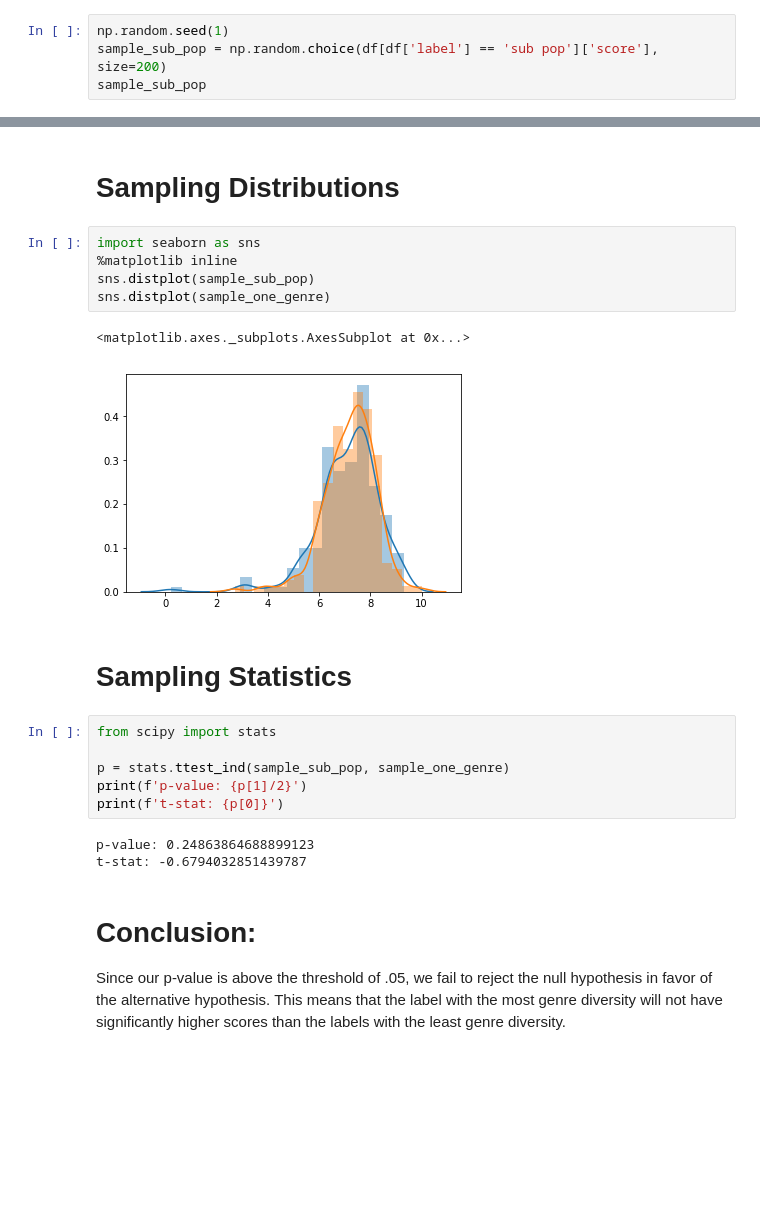
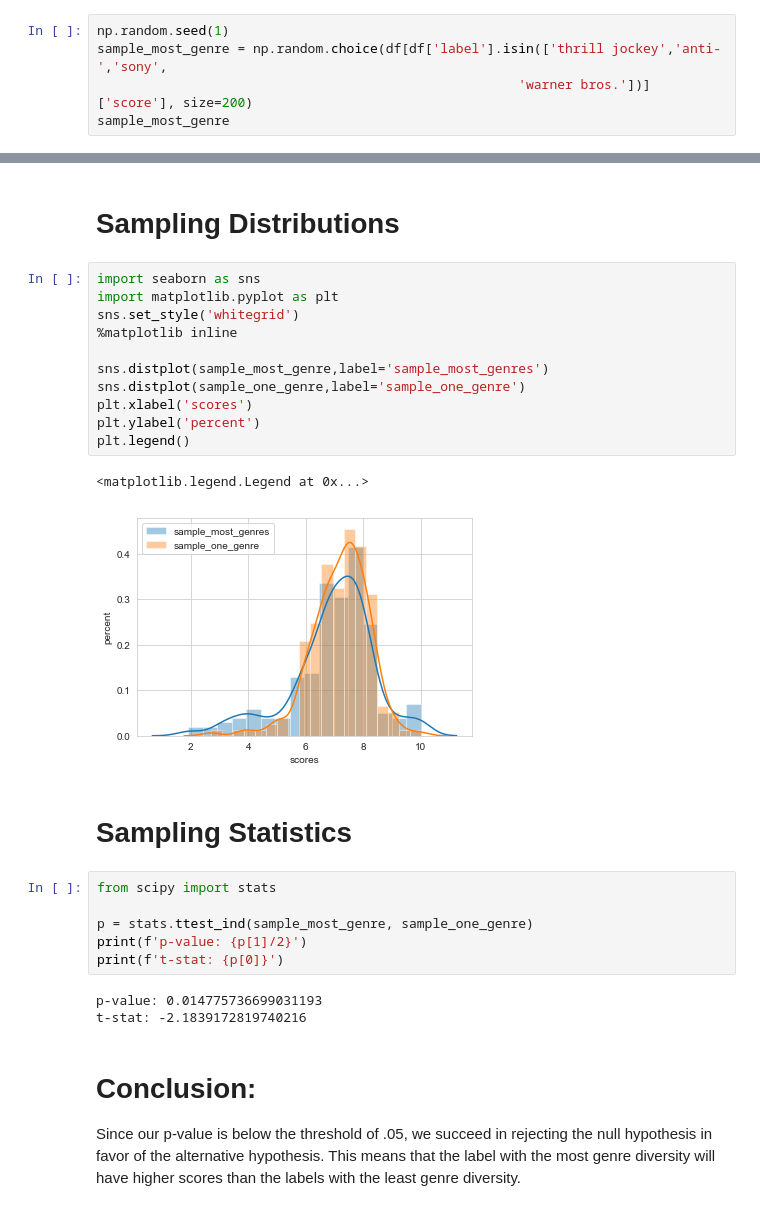
Before and after one commit to worldyne/module2_final_project, a Jupyter notebook: label_genre.ipynb, the cells around one changed output, grey strips where cells are left out. Saved outputs shown, nothing was run; the diff lists cells and outputs as text; blank space fills up the shorter version.

Commit message:
Refine and make corrections in each notebook. Change hypothesis result in label_genre.

```diff
--- a/label_genre.ipynb
+++ b/label_genre.ipynb
@@ -113,6 +113,7 @@ columns = [x for x in result.keys()]
 df = pd.DataFrame(result.fetchall(),columns=columns)
 # %%
 np.random.seed(1)
-sample_sub_pop = np.random.choice(df[df['label'] == 'sub pop']['score'], size=200)
-sample_sub_pop
+sample_most_genre = np.random.choice(df[df['label'].isin(['thrill jockey','anti-','sony',
+                                                      'warner bros.'])]['score'], size=200)
+sample_most_genre
 # %% [output]
@@ -168,25 +172,31 @@ array([ 7.80000019,  6.9000001 ,  7.79999995,  8.60000038,  8.23333343,
 # Sampling Distributions
 # %%
 import seaborn as sns
+import matplotlib.pyplot as plt
+sns.set_style('whitegrid')
 %matplotlib inline
-sns.distplot(sample_sub_pop)
-sns.distplot(sample_one_genre)
+
+sns.distplot(sample_most_genre,label='sample_most_genres')
+sns.distplot(sample_one_genre,label='sample_one_genre')
+plt.xlabel('scores')
+plt.ylabel('percent')
+plt.legend()
 # %% [output]
-<matplotlib.axes._subplots.AxesSubplot at 0x...>
+<matplotlib.legend.Legend at 0x...>
-[figure, old version]
+[figure, new version]
 # %% [markdown]
 # Sampling Statistics
 # %%
 from scipy import stats
 
-p = stats.ttest_ind(sample_sub_pop, sample_one_genre)
+p = stats.ttest_ind(sample_most_genre, sample_one_genre)
 print(f'p-value: {p[1]/2}')
 print(f't-stat: {p[0]}')
 # %% [output]
-p-value: 0.24863864688899123
-t-stat: -0.6794032851439787
+p-value: 0.014775736699031193
+t-stat: -2.1839172819740216
 # %% [markdown]
 # Conclusion:
-Since our p-value is above the threshold of .05, we fail to reject the null hypothesis in favor of the alternative hypothesis. This means that the label with the most genre diversity will not have significantly higher scores than the labels with the least genre diversity.
+Since our p-value is below the threshold of .05, we succeed in rejecting the null hypothesis in favor of the alternative hypothesis. This means that the label with the most genre diversity will have higher scores than the labels with the least genre diversity.
 # %%
 sample_size = 200
```
Also changed, not shown: parts of 5 cells of this notebook, 1 other file.
